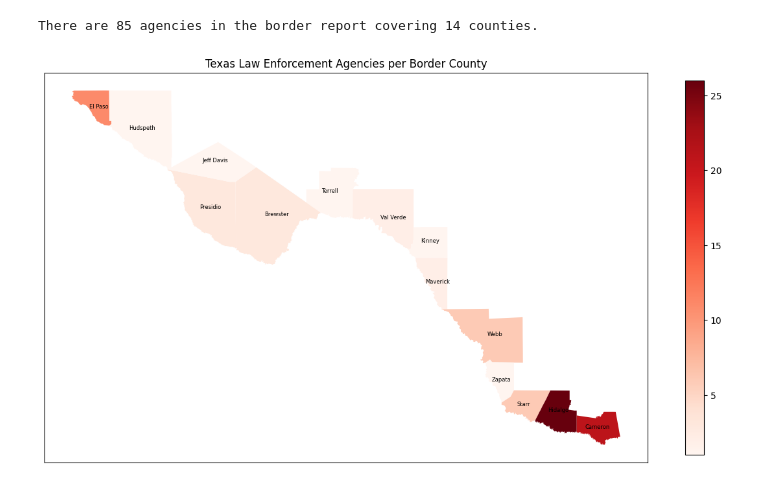
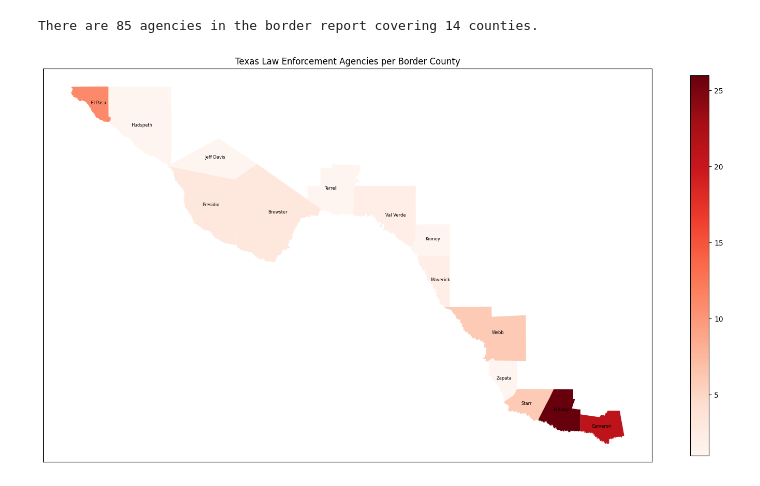
Before and after one commit to ghgeist/texas_border_data_analysis, a Jupyter notebook: notebooks/04_understanding_agencies_per_county.ipynb, the cells around one changed output. Cells and saved outputs as stored; diff of their text form; code cells hidden in the pictures.

```diff
--- a/notebooks/04_understanding_agencies_per_county.ipynb
+++ b/notebooks/04_understanding_agencies_per_county.ipynb
@@ -57,33 +57,32 @@ merged_geo_data['agency_count'] = merged_geo_data['agency_count'].fillna(0)
 filtered_geo_data = merged_geo_data[merged_geo_data['agency_count'] > 0]
 
 # Plotting the map with the red color scale for counties with law enforcement agencies
 fig, ax = plt.subplots(1, 1, figsize=(15, 15))
 filtered_geo_data.plot(column='agency_count', ax=ax, legend=True,
                        cmap='Reds',
                        legend_kwds={
                             'orientation': 'vertical',
                             'shrink': 0.5
                                     })
 
 # Annotate county names
 for idx, row in filtered_geo_data.iterrows():
     # Use representative point to avoid placing text outside the polygons
     repr_point = row['geometry'].representative_point().coords[:]
     ax.text(repr_point[0][0], repr_point[0][1], row['county_name'], fontsize=6, ha='center')
 
 # # Position the legend inside the map area at the lower left corner
 # leg = ax.get_legend()
 # leg.set_bbox_to_anchor((0.0, 0.0))
 # leg.set_loc('uppere right')
 
 # Hide the latitude and longitude coordinates on the axes
 ax.set_xticks([])
 ax.set_yticks([])
 ax.set_xticklabels([])
 ax.set_yticklabels([])
 
-
+plt.tight_layout()
 plt.title('Texas Law Enforcement Agencies per Border County')
-plt.show()
 # %% [output]
-[figure, old version]
+[figure, new version]
```
Also changed, not shown: 8 other files.
